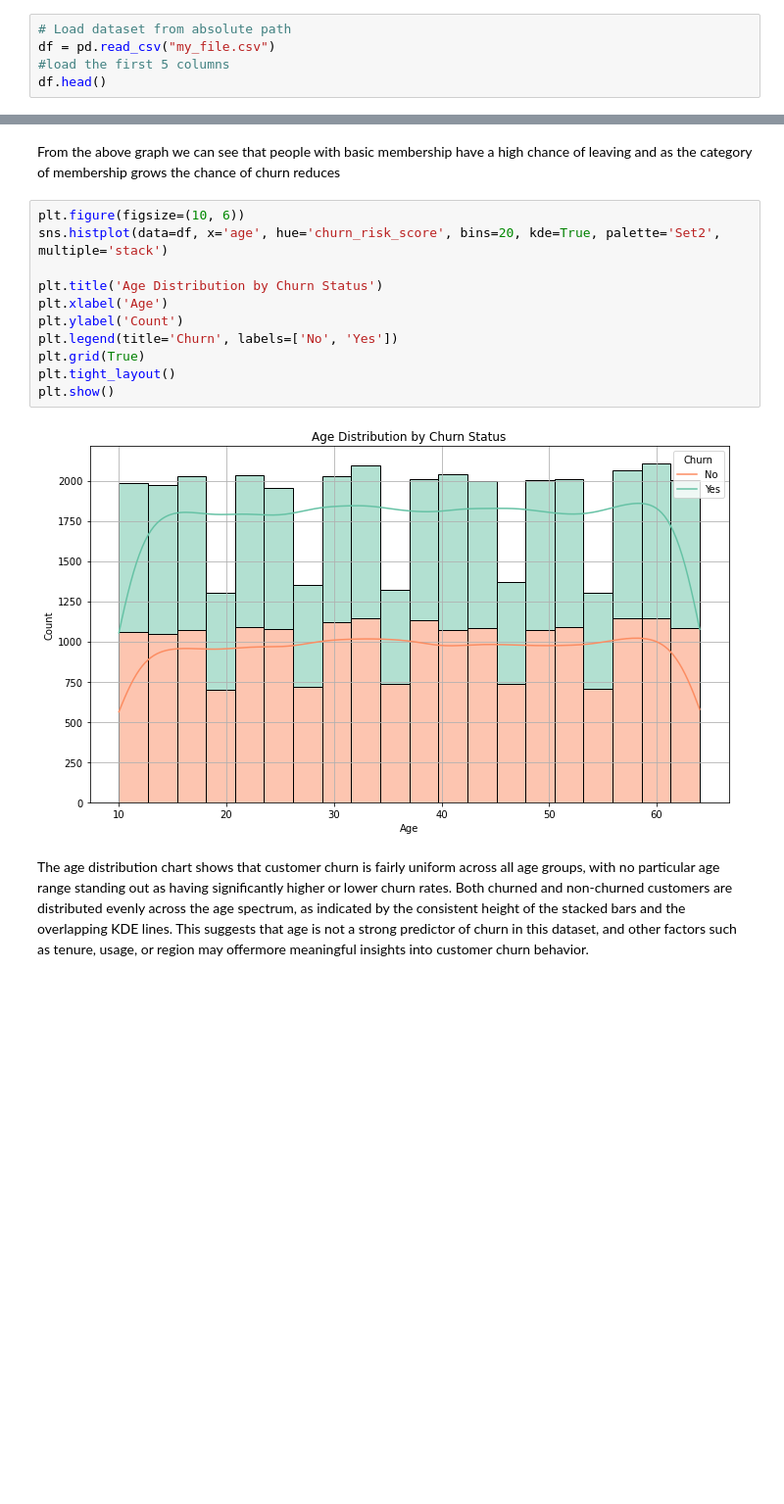
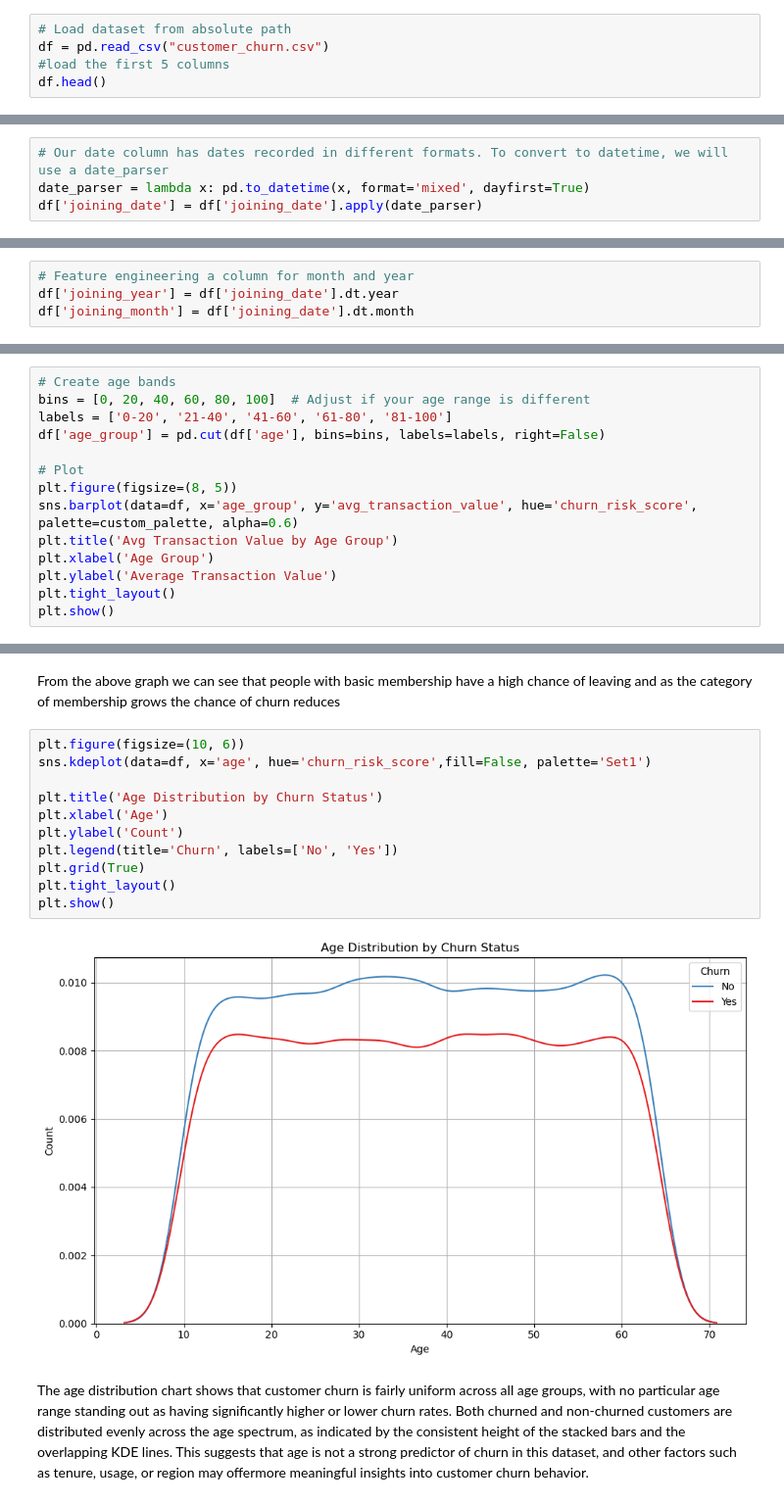
Before and after one commit to Gladys-git/Capstone_Phase5_group9, a Jupyter notebook: Notebook.ipynb, the cells around one changed output, grey strips where cells are left out. Shown at 98% size. Drawn from its saved outputs; the diff is of its cells as text; blank space fills up the shorter version.

```diff
--- a/Notebook.ipynb
+++ b/Notebook.ipynb
@@ -73,6 +96,6 @@ warnings.filterwarnings('ignore')
 # %%
 # Load dataset from absolute path
-df = pd.read_csv("my_file.csv")
+df = pd.read_csv("customer_churn.csv")
 #load the first 5 columns
 df.head()
 # %% [output]
@@ -221,0 +247,4 @@ This plot shows how customer wallet points are spread out. It helps us understan
+# %%
+# Our date column has dates recorded in different formats. To convert to datetime, we will use a date_parser
+date_parser = lambda x: pd.to_datetime(x, format='mixed', dayfirst=True)
+df['joining_date'] = df['joining_date'].apply(date_parser)
@@ -221,0 +253,4 @@ This plot shows how customer wallet points are spread out. It helps us understan
+# %%
+# Feature engineering a column for month and year
+df['joining_year'] = df['joining_date'].dt.year
+df['joining_month'] = df['joining_date'].dt.month
@@ -221,0 +308,14 @@ This plot shows how customer wallet points are spread out. It helps us understan
+# %%
+# Create age bands
+bins = [0, 20, 40, 60, 80, 100]  # Adjust if your age range is different
+labels = ['0-20', '21-40', '41-60', '61-80', '81-100']
+df['age_group'] = pd.cut(df['age'], bins=bins, labels=labels, right=False)
+
+# Plot
+plt.figure(figsize=(8, 5))
+sns.barplot(data=df, x='age_group', y='avg_transaction_value', hue='churn_risk_score', palette=custom_palette, alpha=0.6)
+plt.title('Avg Transaction Value by Age Group')
+plt.xlabel('Age Group')
+plt.ylabel('Average Transaction Value')
+plt.tight_layout()
+plt.show()
@@ -251,16 +419,16 @@ plt.show()
 From the above graph we can see that people with basic membership have a high chance of leaving and as the category of membership grows the chance of churn reduces
 # %%
 plt.figure(figsize=(10, 6))
-sns.histplot(data=df, x='age', hue='churn_risk_score', bins=20, kde=True, palette='Set2', multiple='stack')
+sns.kdeplot(data=df, x='age', hue='churn_risk_score',fill=False, palette='Set1')
 
 plt.title('Age Distribution by Churn Status')
 plt.xlabel('Age')
 plt.ylabel('Count')
 plt.legend(title='Churn', labels=['No', 'Yes'])
 plt.grid(True)
 plt.tight_layout()
 plt.show()
 # %% [output]
-[figure, old version]
+[figure, new version]
 # %% [markdown]
 The age distribution chart shows that customer churn is fairly uniform across all age groups, with no particular age range standing out as having significantly higher or lower churn rates. Both churned and non-churned customers are distributed evenly across the age spectrum, as indicated by the consistent height of the stacked bars and the overlapping KDE lines. This suggests that age is not a strong predictor of churn in this dataset, and other factors such as tenure, usage, or region may offermore meaningful insights into customer churn behavior.
```
Also changed, not shown: parts of 121 cells of this notebook.
